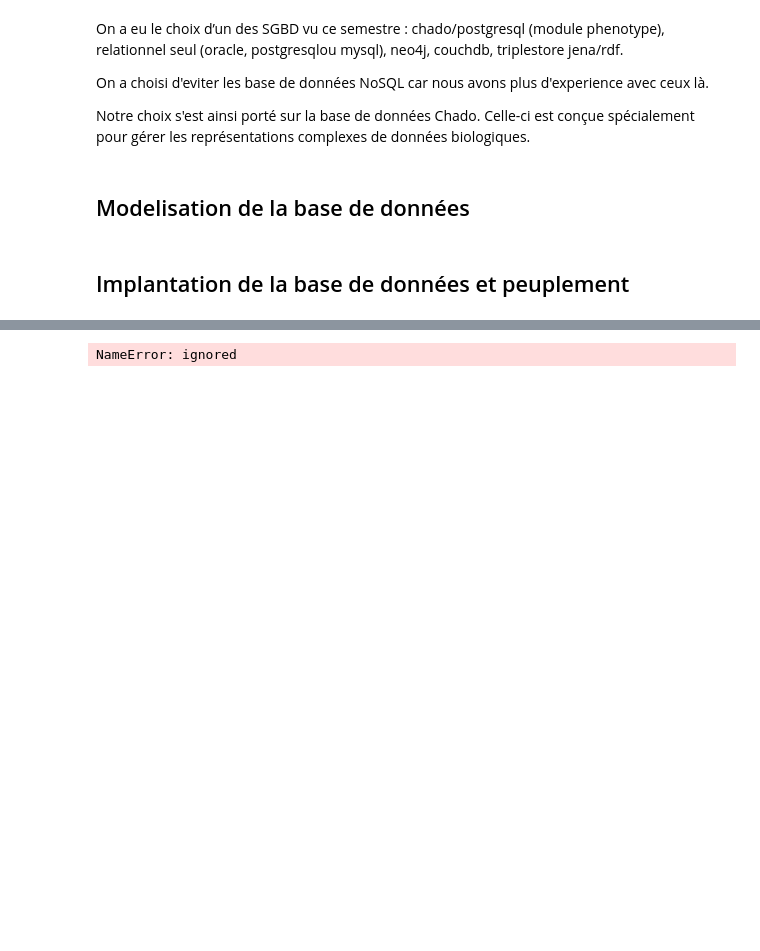
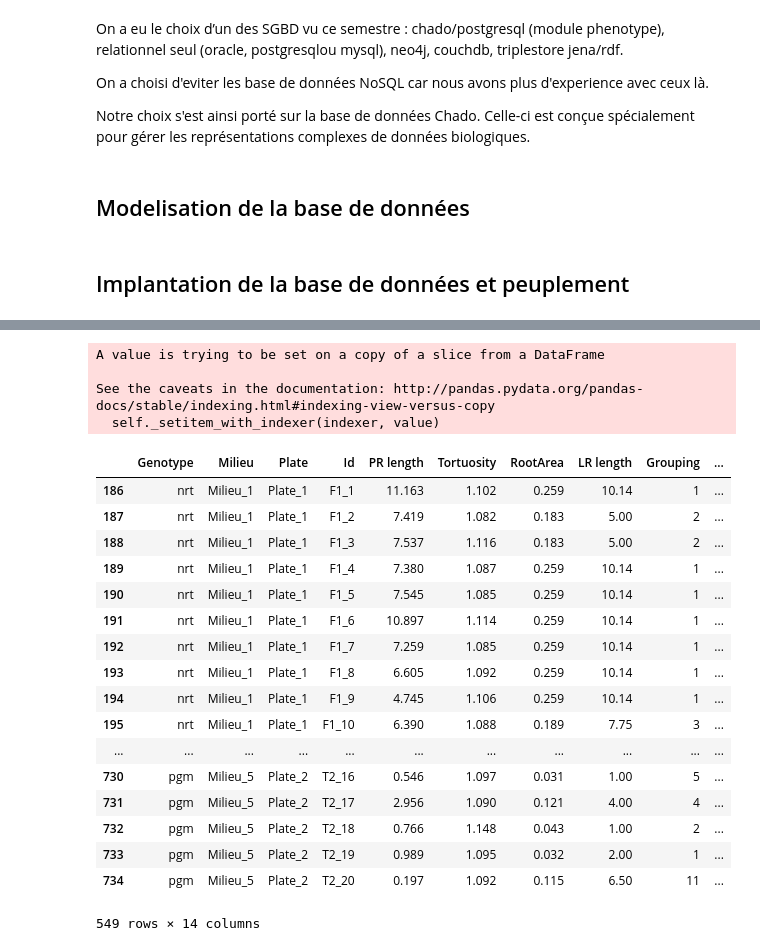
Before and after one commit to SL-LAIDLAW/projet-outilBioinfo, a Jupyter notebook: Projet_Outils_Bioinfo.ipynb, the cells around one changed output, grey strips where cells are left out. Drawn from its saved outputs; the diff is of its cells as text; code cells hidden in the pictures; blank space fills up the shorter version.

```diff
--- a/Projet_Outils_Bioinfo.ipynb
+++ b/Projet_Outils_Bioinfo.ipynb
@@ -113,10 +214,31 @@ ModuleNotFoundError: ignored
-# %%
-#from google.colab import files
-#uploaded = files.upload()
-df = pd.read_csv("Data_Projet_Entete.csv",sep=";")
-df.head()
-# %% [output]
-NameError: ignored
+# %%
+df = pd.read_csv("https://raw.githubusercontent.com/SL-LAIDLAW/projet-outilBioinfo/master/Data_Projet_Entete.csv",sep=";")
+df['Mutant'] = False
+df['Mutant'].loc[df['Genotype'] != "Col_0"] = True
+df.loc[df['Mutant'] == True]
+# %% [output]
+A value is trying to be set on a copy of a slice from a DataFrame
+
+See the caveats in the documentation: http://pandas.pydata.org/pandas-docs/stable/indexing.html#indexing-view-versus-copy
+  self._setitem_with_indexer(indexer, value)
+|  | Genotype | Milieu | Plate | Id | PR length | Tortuosity | RootArea | LR length | Grouping | ... |
+| 186 | nrt | Milieu_1 | Plate_1 | F1_1 | 11.163 | 1.102 | 0.259 | 10.14 | 1 | ... |
+| 187 | nrt | Milieu_1 | Plate_1 | F1_2 | 7.419 | 1.082 | 0.183 | 5.00 | 2 | ... |
+| 188 | nrt | Milieu_1 | Plate_1 | F1_3 | 7.537 | 1.116 | 0.183 | 5.00 | 2 | ... |
+| 189 | nrt | Milieu_1 | Plate_1 | F1_4 | 7.380 | 1.087 | 0.259 | 10.14 | 1 | ... |
+| 190 | nrt | Milieu_1 | Plate_1 | F1_5 | 7.545 | 1.085 | 0.259 | 10.14 | 1 | ... |
+| 191 | nrt | Milieu_1 | Plate_1 | F1_6 | 10.897 | 1.114 | 0.259 | 10.14 | 1 | ... |
+| 192 | nrt | Milieu_1 | Plate_1 | F1_7 | 7.259 | 1.085 | 0.259 | 10.14 | 1 | ... |
+| 193 | nrt | Milieu_1 | Plate_1 | F1_8 | 6.605 | 1.092 | 0.259 | 10.14 | 1 | ... |
+| 194 | nrt | Milieu_1 | Plate_1 | F1_9 | 4.745 | 1.106 | 0.259 | 10.14 | 1 | ... |
+| 195 | nrt | Milieu_1 | Plate_1 | F1_10 | 6.390 | 1.088 | 0.189 | 7.75 | 3 | ... |
+| ... | ... | ... | ... | ... | ... | ... | ... | ... | ... | ... |
+| 730 | pgm | Milieu_5 | Plate_2 | T2_16 | 0.546 | 1.097 | 0.031 | 1.00 | 5 | ... |
+| 731 | pgm | Milieu_5 | Plate_2 | T2_17 | 2.956 | 1.090 | 0.121 | 4.00 | 4 | ... |
+| 732 | pgm | Milieu_5 | Plate_2 | T2_18 | 0.766 | 1.148 | 0.043 | 1.00 | 2 | ... |
+| 733 | pgm | Milieu_5 | Plate_2 | T2_19 | 0.989 | 1.095 | 0.032 | 2.00 | 1 | ... |
+| 734 | pgm | Milieu_5 | Plate_2 | T2_20 | 0.197 | 1.092 | 0.115 | 6.50 | 11 | ... |
+549 rows × 14 columns
 # %%
 cov = df.cov()
 cov
```
Also changed, not shown: parts of 7 cells of this notebook.
